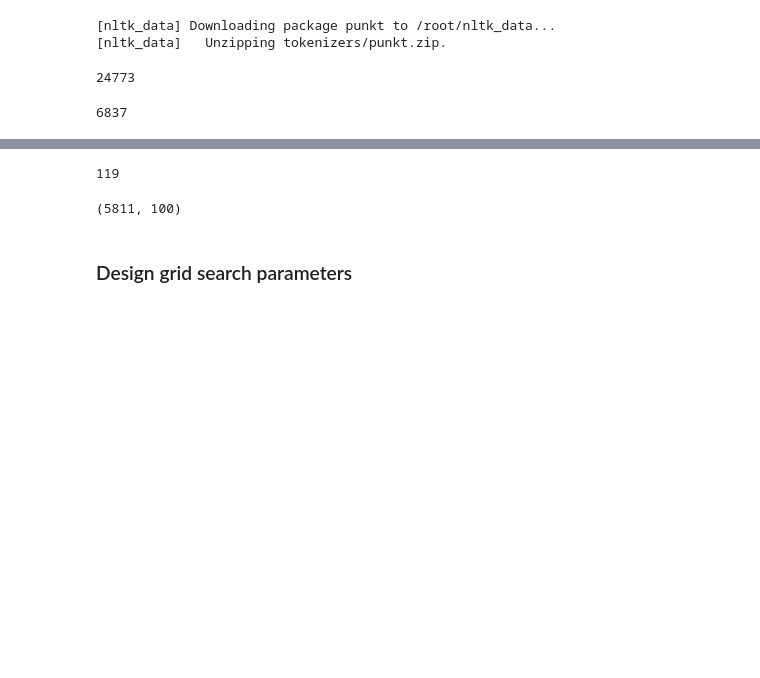
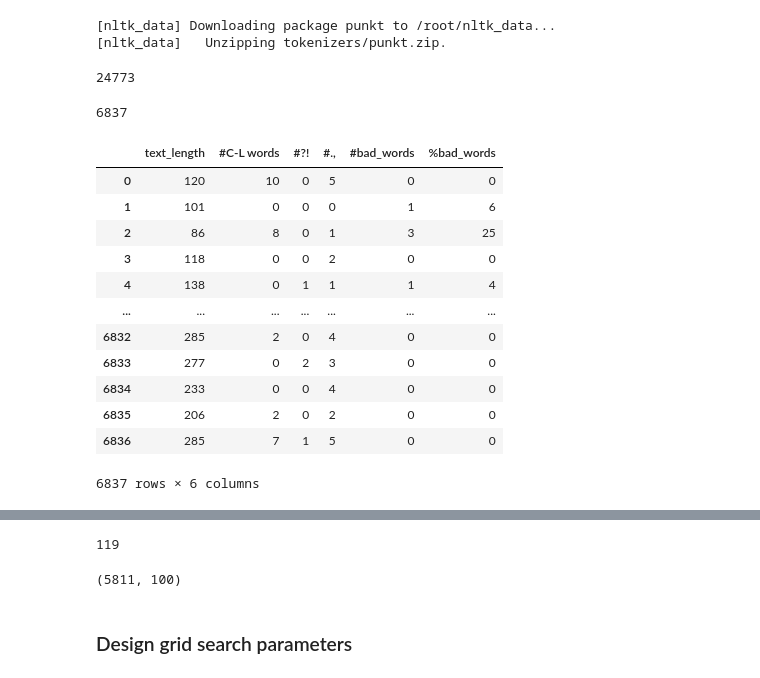
Before and after one commit to GiovanniSorice/Hate_Speech_Detection, a Jupyter notebook: LSTM_grid.ipynb, the cells around one changed output, grey strips where cells are left out. Drawn from its saved outputs; the diff is of its cells as text; code cells hidden in the pictures; blank space fills up the shorter version.

```diff
--- a/LSTM_grid.ipynb
+++ b/LSTM_grid.ipynb
@@ -73,3 +73,21 @@ print(len(embedded_sentences))
 word_count = lambda sentence: len(word_tokenize(sentence))
 longest_sentence = max(dataset.get("text"), key=word_count)
 length_long_sentence = len(word_tokenize(longest_sentence))
+# %%
+dataset1 = dataset
+dataset1 = dataset1.drop(['text', 'id', 'hs', 'stereotype','tokens', 'hashtags'], axis=1)
+dataset1
+# %% [output]
+|  | text_length | #C-L words | #?! | #., | #bad_words | %bad_words |
+| 0 | 120 | 10 | 0 | 5 | 0 | 0 |
+| 1 | 101 | 0 | 0 | 0 | 1 | 6 |
+| 2 | 86 | 8 | 0 | 1 | 3 | 25 |
+| 3 | 118 | 0 | 0 | 2 | 0 | 0 |
+| 4 | 138 | 0 | 1 | 1 | 1 | 4 |
+| ... | ... | ... | ... | ... | ... | ... |
+| 6832 | 285 | 2 | 0 | 4 | 0 | 0 |
+| 6833 | 277 | 0 | 2 | 3 | 0 | 0 |
+| 6834 | 233 | 0 | 0 | 4 | 0 | 0 |
+| 6835 | 206 | 2 | 0 | 2 | 0 | 0 |
+| 6836 | 285 | 7 | 1 | 5 | 0 | 0 |
+6837 rows × 6 columns
```
Also changed, not shown: parts of 5 cells of this notebook.
